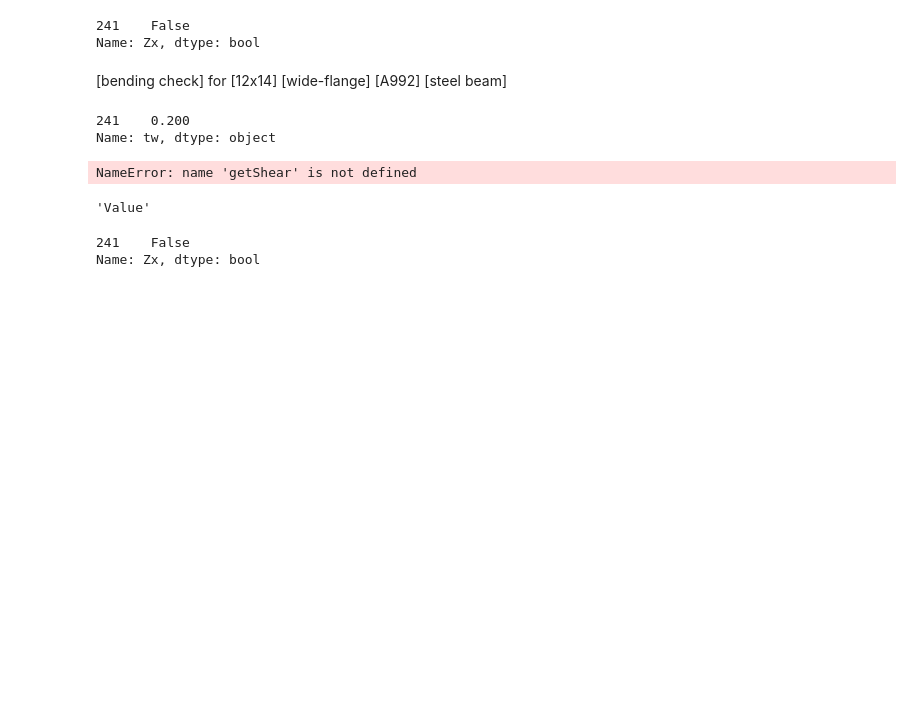
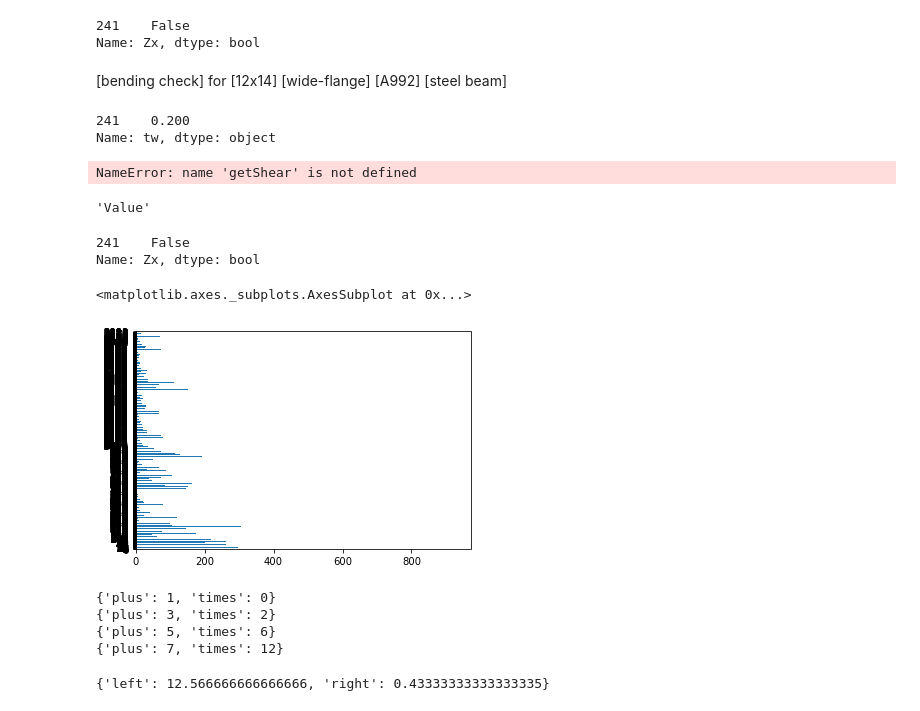
Before and after one commit to mephicide/civeng, a Jupyter notebook: Untitled.ipynb, the cells around one changed output. Saved outputs shown, nothing was run; the diff lists cells and outputs as text; code cells hidden in the pictures; blank space fills up the shorter version.

```diff
--- a/Untitled.ipynb
+++ b/Untitled.ipynb
@@ -125,3 +139,8 @@ d2['whatTheF'](50, aisc_csv[aisc_csv['EDI_Std_Nomenclature']=='W12X14'])
 # %% [output]
 241    False
 Name: Zx, dtype: bool
+# %%
+aisc_csv['W'].plot.barh()
+# %% [output]
+<matplotlib.axes._subplots.AxesSubplot at 0x...>
+[figure, added]
@@ -127,0 +152,8 @@ Name: Zx, dtype: bool
+# %%
+for i in [0, 1, 2, 3]:
+    print(str(returnsTwoThings(i, i+1)))
+# %% [output]
+{'plus': 1, 'times': 0}
+{'plus': 3, 'times': 2}
+{'plus': 5, 'times': 6}
+{'plus': 7, 'times': 12}
@@ -127,0 +179,5 @@ Name: Zx, dtype: bool
+# %%
+beamLength=15
+distributeLoad(distributedLoad['begin'], distributedLoad['end'], distributedLoad['wind'], beamLength)
+# %% [output]
+{'left': 12.566666666666666, 'right': 0.43333333333333335}
```
Also changed, not shown: parts of 8 cells of this notebook, 2 other files.
